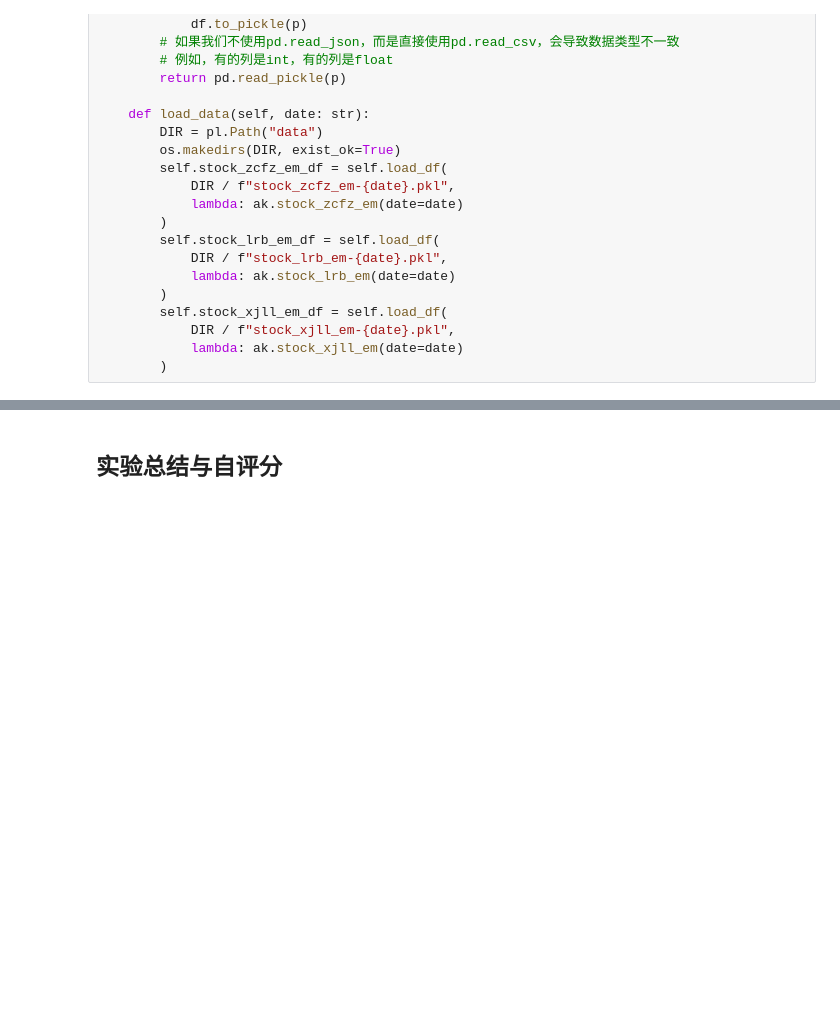
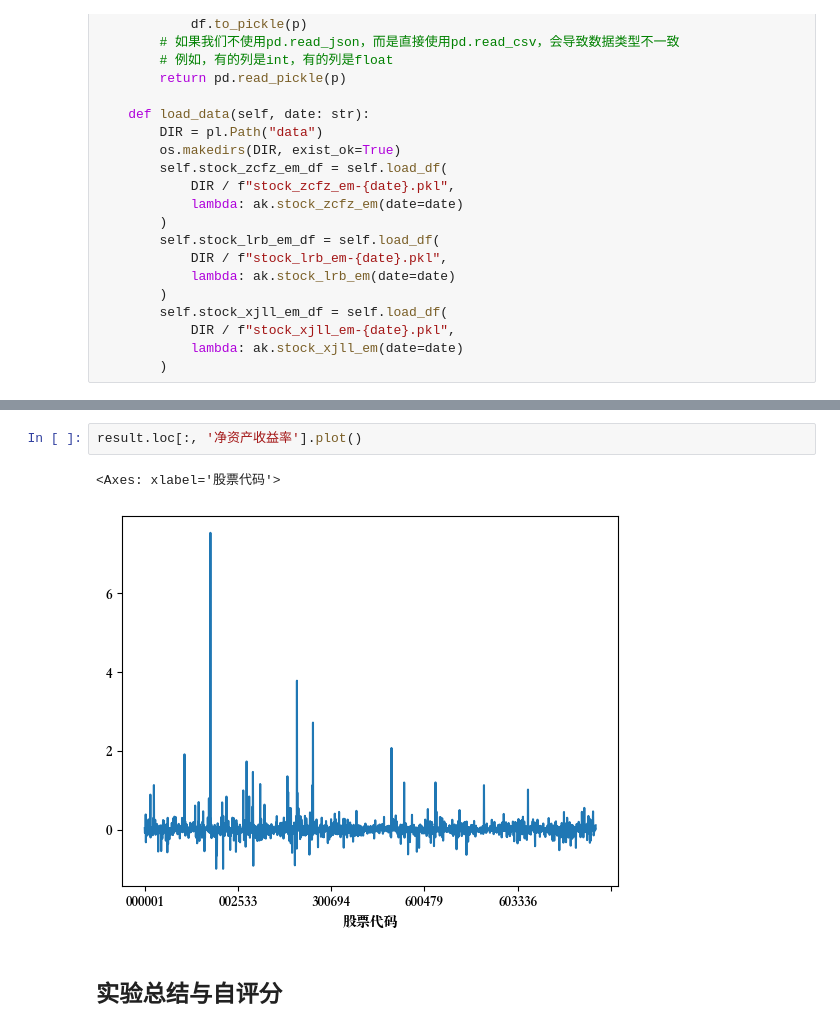
Before and after one commit to TheVeryDarkness/cs410, a Jupyter notebook: 2/2.ipynb, the cells around one changed output, grey strips where cells are left out. Saved outputs shown, nothing was run; the diff lists cells and outputs as text; blank space fills up the shorter version.

```diff
--- a/2/2.ipynb
+++ b/2/2.ipynb
@@ -118,3 +230,8 @@ end.stock_zcfz_em_df.plot(ax=ax, y="资产负债率")
+# %%
+result.loc[:, '净资产收益率'].plot()
+# %% [output]
+<Axes: xlabel='股票代码'>
+[figure, added]
 # %% [markdown]
 ## 实验总结与自评分
 # %% [markdown]
```
Also changed, not shown: parts of 12 cells of this notebook, 6 other files.
